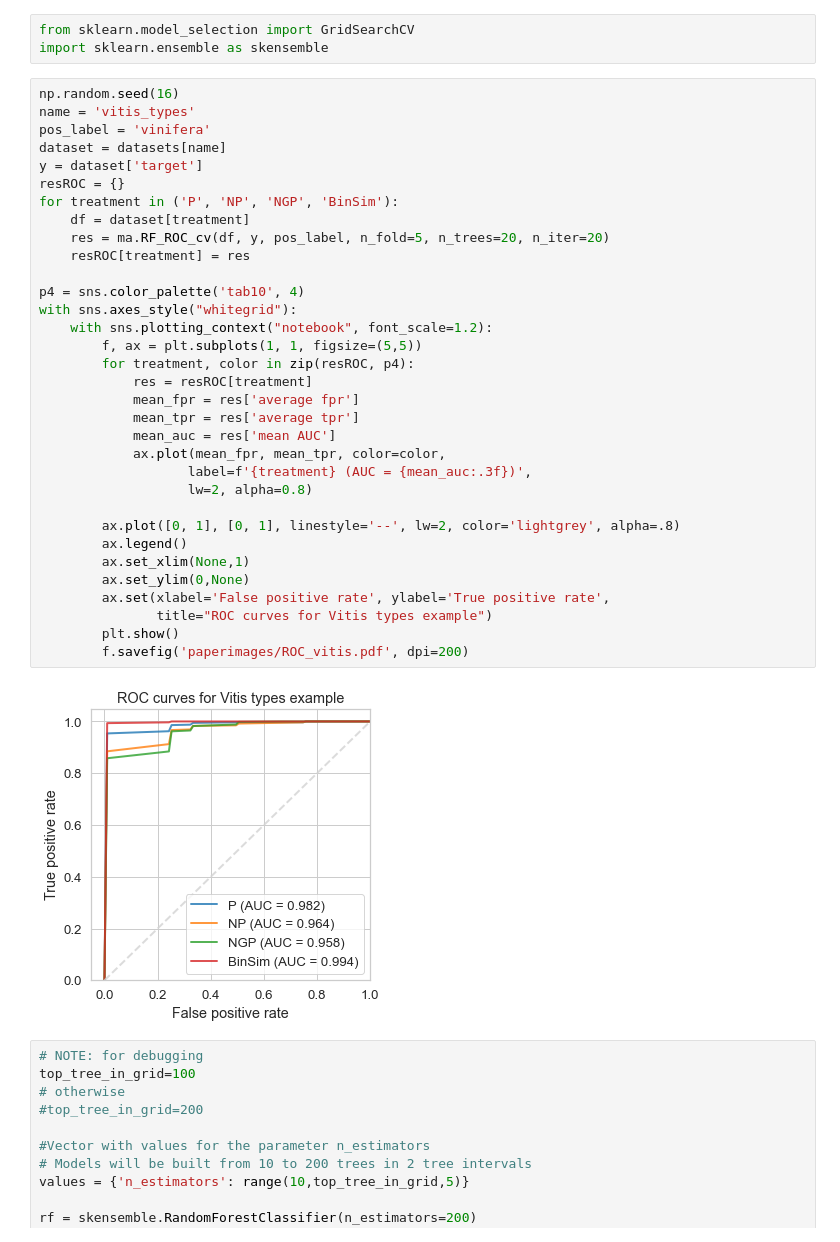
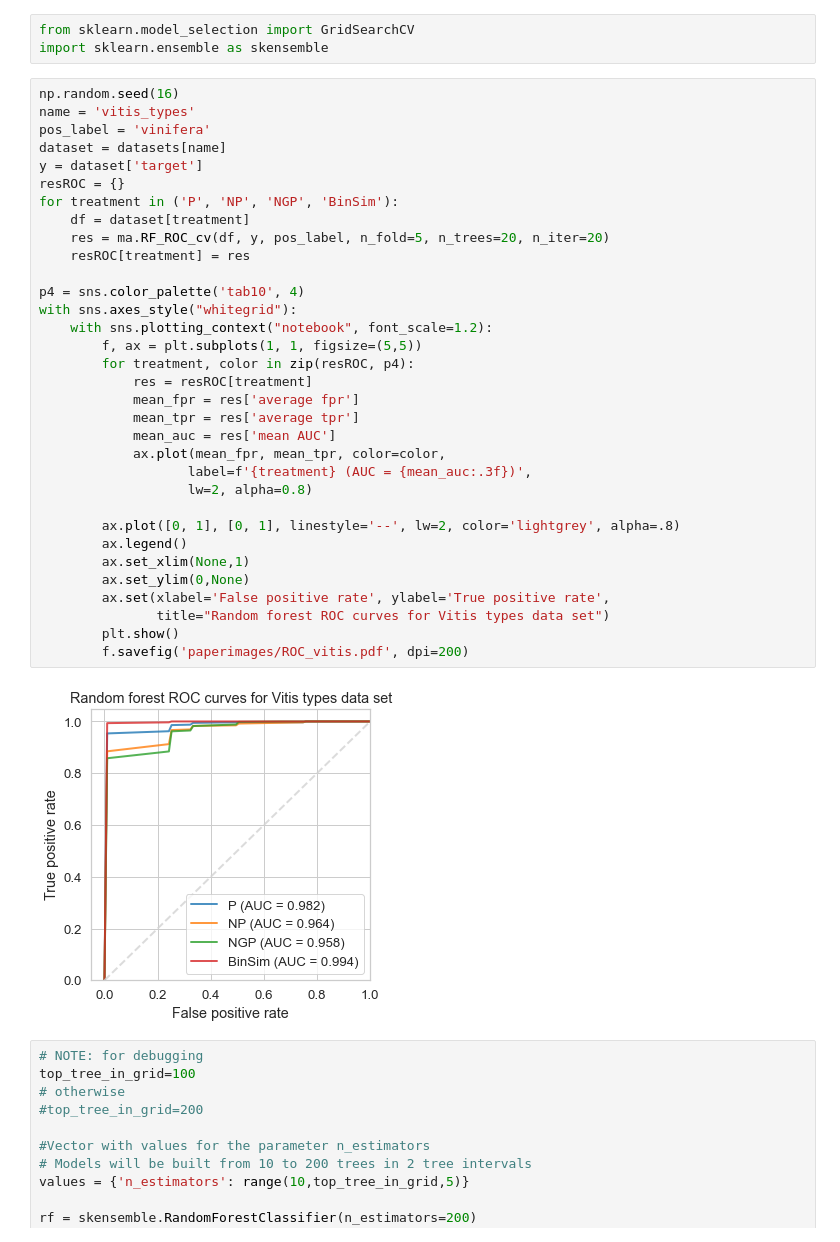
Before and after one commit to aeferreira/binsim_paper, a Jupyter notebook: paper_binsim.ipynb, the cells around one changed output. Drawn from its saved outputs; the diff is of its cells as text.

```diff
--- a/paper_binsim.ipynb
+++ b/paper_binsim.ipynb
@@ -1588,35 +1588,35 @@ name = 'vitis_types'
 pos_label = 'vinifera'
 dataset = datasets[name]
 y = dataset['target']
 resROC = {}
 for treatment in ('P', 'NP', 'NGP', 'BinSim'):
     df = dataset[treatment]
     res = ma.RF_ROC_cv(df, y, pos_label, n_fold=5, n_trees=20, n_iter=20)
     resROC[treatment] = res
 
 p4 = sns.color_palette('tab10', 4)
 with sns.axes_style("whitegrid"):
     with sns.plotting_context("notebook", font_scale=1.2):
         f, ax = plt.subplots(1, 1, figsize=(5,5))
         for treatment, color in zip(resROC, p4):
             res = resROC[treatment]
             mean_fpr = res['average fpr']
             mean_tpr = res['average tpr']
             mean_auc = res['mean AUC']
             ax.plot(mean_fpr, mean_tpr, color=color,
                    label=f'{treatment} (AUC = {mean_auc:.3f})',
                    lw=2, alpha=0.8)
 
         ax.plot([0, 1], [0, 1], linestyle='--', lw=2, color='lightgrey', alpha=.8)
         ax.legend()
         ax.set_xlim(None,1)
         ax.set_ylim(0,None)
         ax.set(xlabel='False positive rate', ylabel='True positive rate',
-               title="ROC curves for Vitis types example")
+               title="Random forest ROC curves for Vitis types data set")
         plt.show()
         f.savefig('paperimages/ROC_vitis.pdf', dpi=200)
 # %% [output]
-[figure, old version]
+[figure, new version]
 # %%
 # NOTE: for debugging
 top_tree_in_grid=100
```
Also changed, not shown: parts of 32 cells of this notebook.
